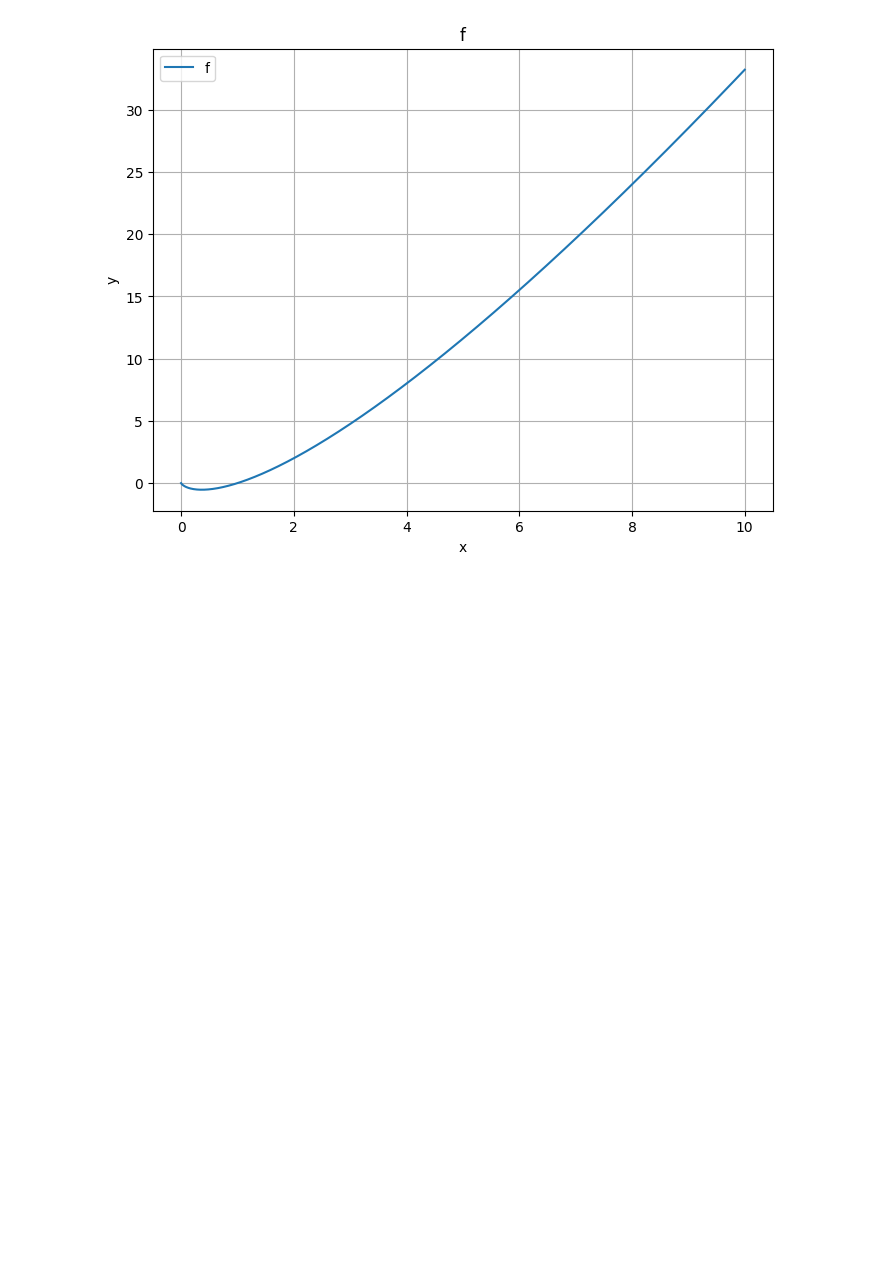
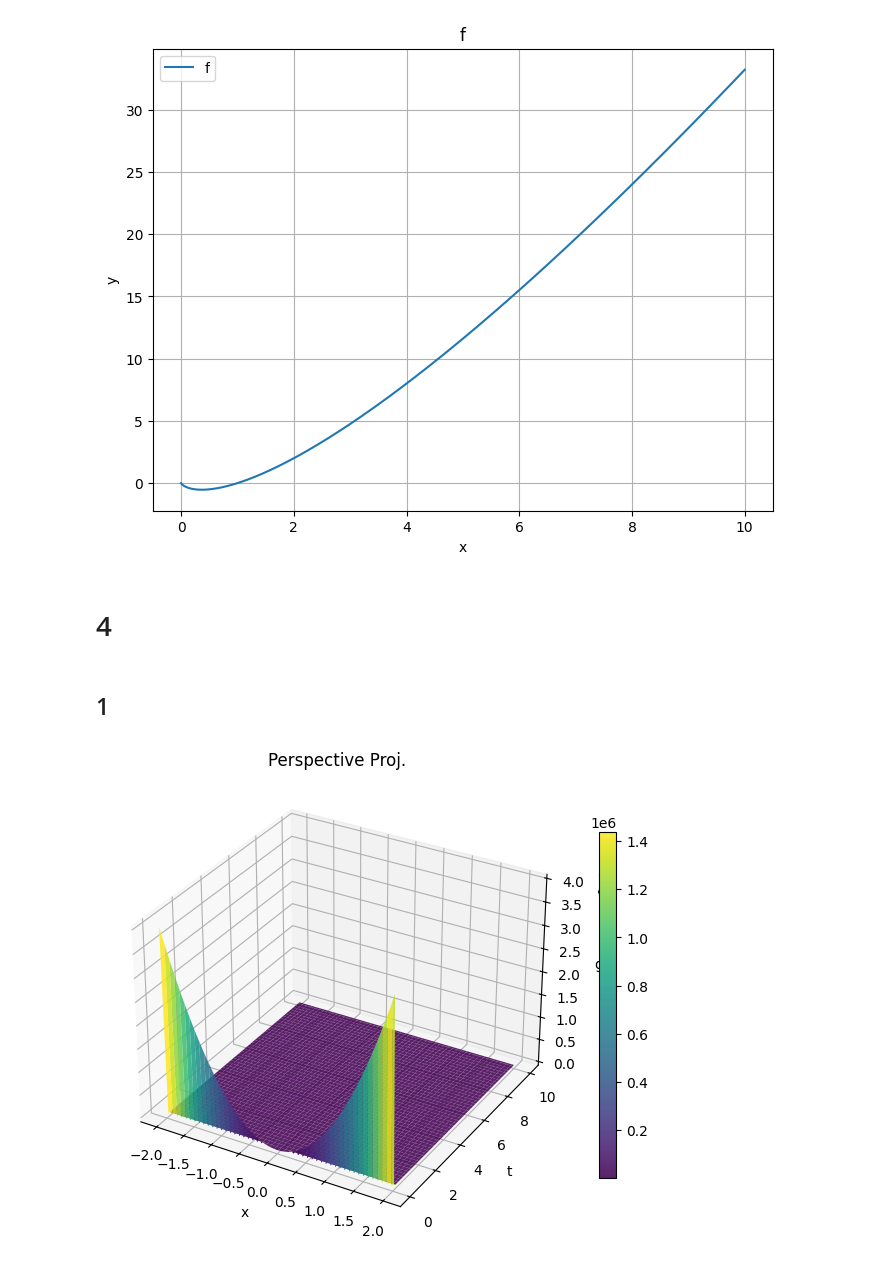
Before and after one commit to Adrn1n/XMU-learning_CVXOPT, a Jupyter notebook: Lab/1112/Lab4.ipynb, the cells around one changed output. Cells and saved outputs as stored; diff of their text form; code cells hidden in the pictures; blank space fills up the shorter version.

```diff
--- a/Lab/1112/Lab4.ipynb
+++ b/Lab/1112/Lab4.ipynb
@@ -409,3 +403,12 @@ plt.legend()
 plt.show()
 # %% [output]
 [figure]
+# %% [markdown]
+# 4
+# %% [markdown]
+## 1
+# %%
+f = lambda x: x**2
+g = lambda x, t: f(x) / t
+
+x_grid, t_grid = np.meshgrid(np.linspace(-2, 2, 100), np.linspace(1e-6, 10, 100))
@@ -411,0 +436,14 @@ plt.show()
+# %%
+fig = plt.figure(figsize=(8, 6))
+ax = fig.add_subplot(111, projection="3d")
+
+surf = ax.plot_surface(x_grid, t_grid, g(x_grid, t_grid), cmap="viridis", alpha=0.875)
+
+plt.colorbar(surf, shrink=0.75)
+ax.set_title("Perspective Proj.")
+ax.set_xlabel("x")
+ax.set_ylabel("t")
+ax.set_zlabel("g")
+plt.show()
+# %% [output]
+[figure, added]
```
Also changed, not shown: parts of 23 cells of this notebook.
